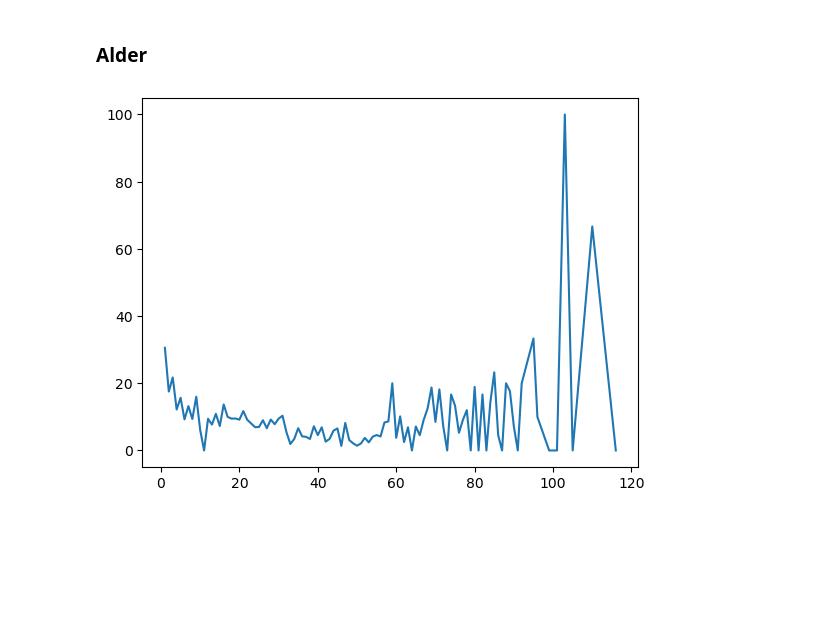
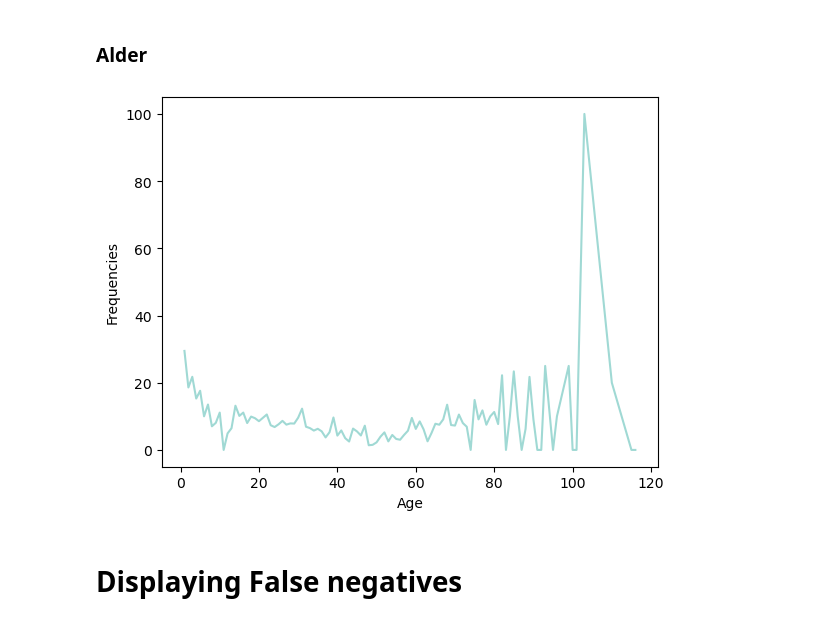
Before and after one commit to Tenna18/Fairness_of_ML, a Jupyter notebook: Facedetection_haarCascade.ipynb, the cells around one changed output. Saved outputs shown, nothing was run; the diff lists cells and outputs as text; code cells hidden in the pictures; blank space fills up the shorter version.

```diff
--- a/Facedetection_haarCascade.ipynb
+++ b/Facedetection_haarCascade.ipynb
@@ -154,0 +109,2 @@ sns.countplot(df_not_detected['not_dect_races'])
+# %%
+df['Predicted'] = 3
@@ -154,0 +183,27 @@ sns.countplot(df_not_detected['not_dect_races'])
+# %%
+# Create a contingency table
+df_person = df[df['Folder']=='Person']
+unique_race, counts = np.unique(df_person['Race'], return_counts=True)
+counts_dict = dict(zip(unique_race, counts))
+
+
+detected = []   # Frequencies of detected faces in each group
+not_detected = []   # Frequencies of not detected faces in each group
+for i in unique_race:
+    detected.append(counts_dict[i]- len(df_not_detected[df_not_detected["not_dect_races"] == i]))
+    not_detected.append(len(df_not_detected[df_not_detected["not_dect_races"] == i]))
+
+# Perform the chi-square test
+observed = [detected, not_detected]
+chi2, p, dof, expected = chi2_contingency(observed)
+
+# chi2: The chi-square test statistic
+# p: The p-value
+# dof: Degrees of freedom
+# expected: The expected frequencies under the null hypothesis
+
+# Print the results
+print("Chi-square test statistic:", chi2)
+print("p-value:", p)
+print("Degrees of freedom:", dof)
+print("Expected frequencies:", expected)
@@ -154,0 +222,7 @@ sns.countplot(df_not_detected['not_dect_races'])
+# %%
+df_person = df[df['Folder']=='Person']
+unique_race, counts = np.unique(df_person['Race'], return_counts=True)
+counts_dict = dict(zip(unique_race, counts))
+
+percentage_r = [((counts_dict[i]-(len(df_not_detected[df_not_detected["not_dect_races"] == i]))) / counts_dict[i])for i in unique_race]
+percentage_r
@@ -215,12 +311,16 @@ plt.show()
 # %% [markdown]
 ### Alder
 # %%
-unique_ages, counts = np.unique(df['Ages'], return_counts=True)
+unique_ages, counts = np.unique(df_person['Ages'], return_counts=True)
 counts_dict = dict(zip(unique_ages, counts))
-
 percentage_a = [(len(df_not_detected[df_not_detected["not_dect_ages"] == i]) / counts_dict[i]) * 100 for i in unique_ages]
 # %%
-plt.plot(list(unique_ages), percentage_a)
+plt.plot(list(unique_ages), percentage_a, color = '#A0D9D4')
+plt.xlabel('Age')
+plt.ylabel('Frequencies')
+
 plt.show()
 # %% [output]
-[figure, old version]
+[figure, new version]
+# %% [markdown]
+# Displaying False negatives
```
Also changed, not shown: parts of 73 cells of this notebook, 7 other files.
